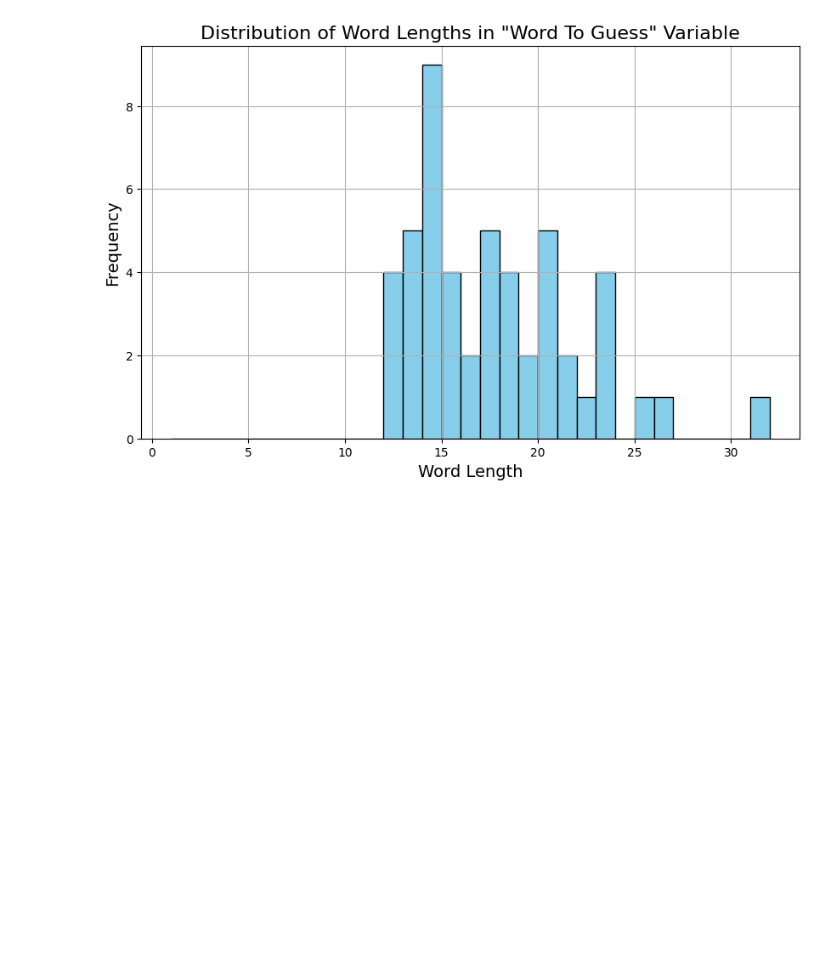
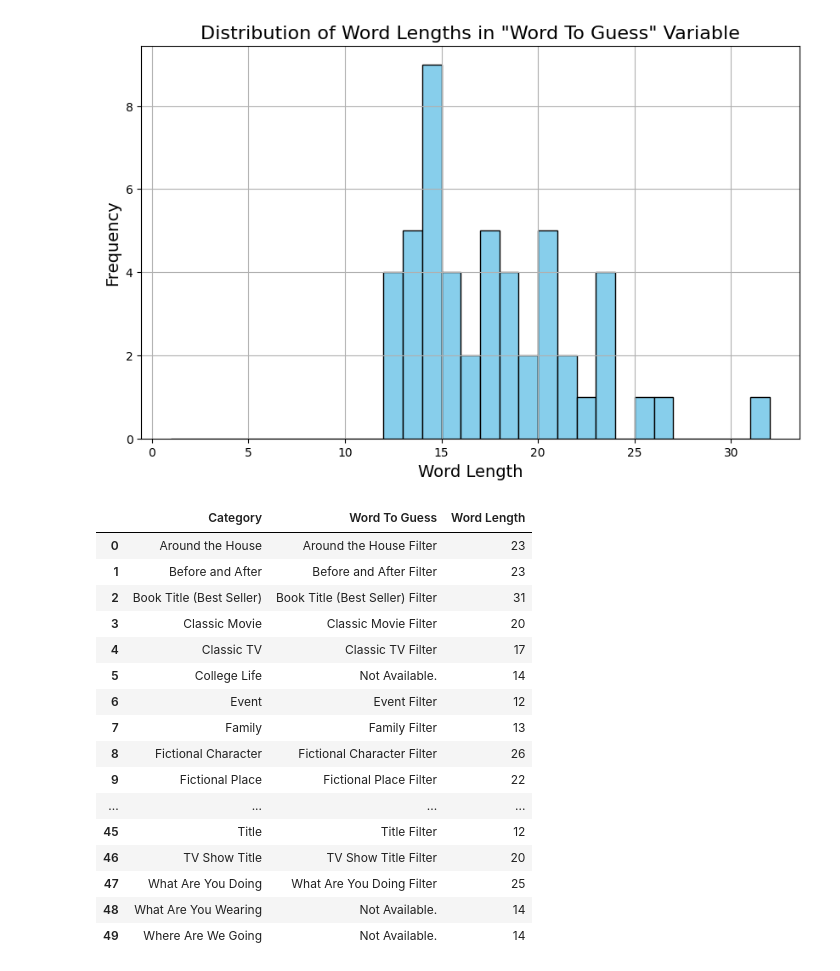
Before and after one commit to sentongo-web/FINAL-PROJECT-DATA-MINING, a Jupyter notebook: webscrapping.ipynb, the cells around one changed output. Cells and saved outputs as stored; diff of their text form; code cells hidden in the pictures; blank space fills up the shorter version.

```diff
--- a/webscrapping.ipynb
+++ b/webscrapping.ipynb
@@ -65,3 +65,23 @@ plt.grid(True)
 plt.show()
 # %% [output]
 [figure]
+# %%
+df
+# %% [output]
+|  | Category | Word To Guess | Word Length |
+| 0 | Around the House | Around the House Filter | 23 |
+| 1 | Before and After | Before and After Filter | 23 |
+| 2 | Book Title (Best Seller) | Book Title (Best Seller) Filter | 31 |
+| 3 | Classic Movie | Classic Movie Filter | 20 |
+| 4 | Classic TV | Classic TV Filter | 17 |
+| 5 | College Life | Not Available. | 14 |
+| 6 | Event | Event Filter | 12 |
+| 7 | Family | Family Filter | 13 |
+| 8 | Fictional Character | Fictional Character Filter | 26 |
+| 9 | Fictional Place | Fictional Place Filter | 22 |
+| ... | ... | ... | ... |
+| 45 | Title | Title Filter | 12 |
+| 46 | TV Show Title | TV Show Title Filter | 20 |
+| 47 | What Are You Doing | What Are You Doing Filter | 25 |
+| 48 | What Are You Wearing | Not Available. | 14 |
+| 49 | Where Are We Going | Not Available. | 14 |
```
